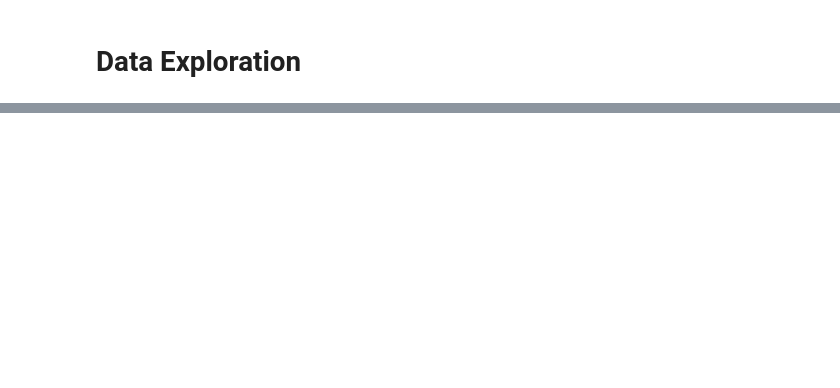
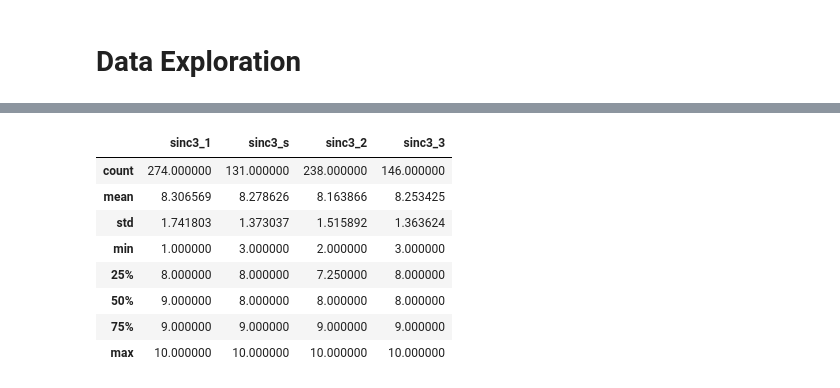
Before and after one commit to fiatveritas/Portfolio, a Jupyter notebook: Udacity_Project_5_Capstone/Love_At_First_Sight.ipynb, the cells around one changed output, grey strips where cells are left out. Drawn from its saved outputs; the diff is of its cells as text; code cells hidden in the pictures; blank space fills up the shorter version.

```diff
--- a/Udacity_Project_5_Capstone/Love_At_First_Sight.ipynb
+++ b/Udacity_Project_5_Capstone/Love_At_First_Sight.ipynb
@@ -522,0 +292,19 @@ women_matched.drop(['iid', 'gender', 'wave', 'pid', 'dec_o', 'dec'], axis = 1).d
+# %%
+sinc_for_hist = ['sinc3_1', 'sinc3_s', 'sinc3_2', 'sinc3_3']
+stuff_for_sinc_hist = pd.DataFrame(data = {'sinc3_1': self_rating_on_the_day_women['sinc3_1'], 'sinc3_s' : self_rating_half_way_women['sinc3_s'],
+                                           'sinc3_2': self_rating_day_after_women['sinc3_2'],
+                                          'sinc3_3': self_rating_weeks_after_women['sinc3_3']}, columns = sinc_for_hist)
+#stuff_for_sinc_hist.plot.hist(stacked = True, bins = 10, figsize = (15, 5))
+#stuff_for_sinc_hist.hist(stacked = True, bins = 10, figsize = (15, 5))
+# %%
+stuff_for_sinc_hist.describe()
+# %% [output]
+|  | sinc3_1 | sinc3_s | sinc3_2 | sinc3_3 |
+| count | 274.000000 | 131.000000 | 238.000000 | 146.000000 |
+| mean | 8.306569 | 8.278626 | 8.163866 | 8.253425 |
+| std | 1.741803 | 1.373037 | 1.515892 | 1.363624 |
+| min | 1.000000 | 3.000000 | 2.000000 | 3.000000 |
+| 25% | 8.000000 | 8.000000 | 7.250000 | 8.000000 |
+| 50% | 9.000000 | 8.000000 | 8.000000 | 8.000000 |
+| 75% | 9.000000 | 9.000000 | 9.000000 | 9.000000 |
+| max | 10.000000 | 10.000000 | 10.000000 | 10.000000 |
```
Also changed, not shown: parts of 39 cells of this notebook, 1 other file.
